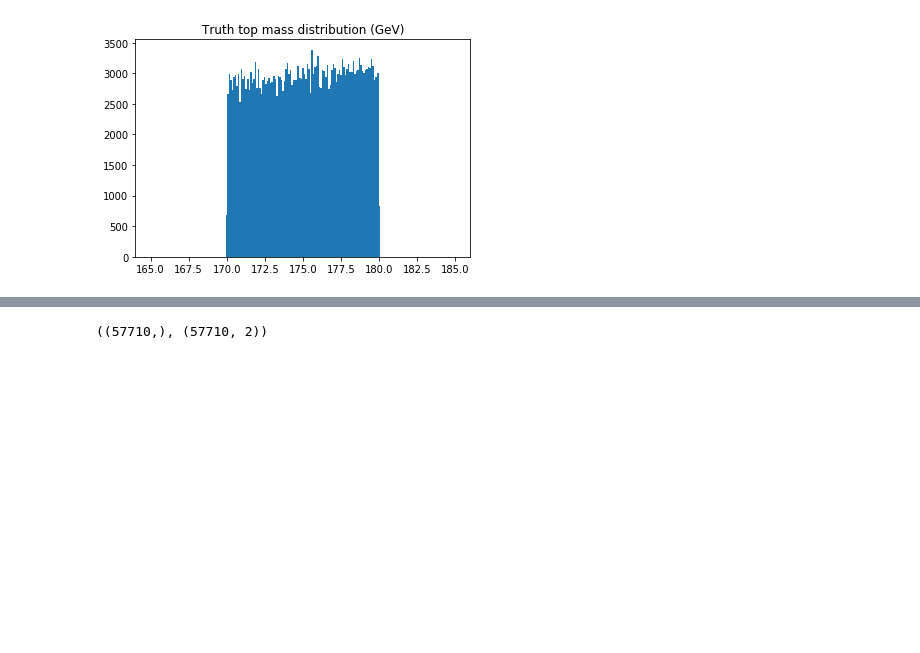
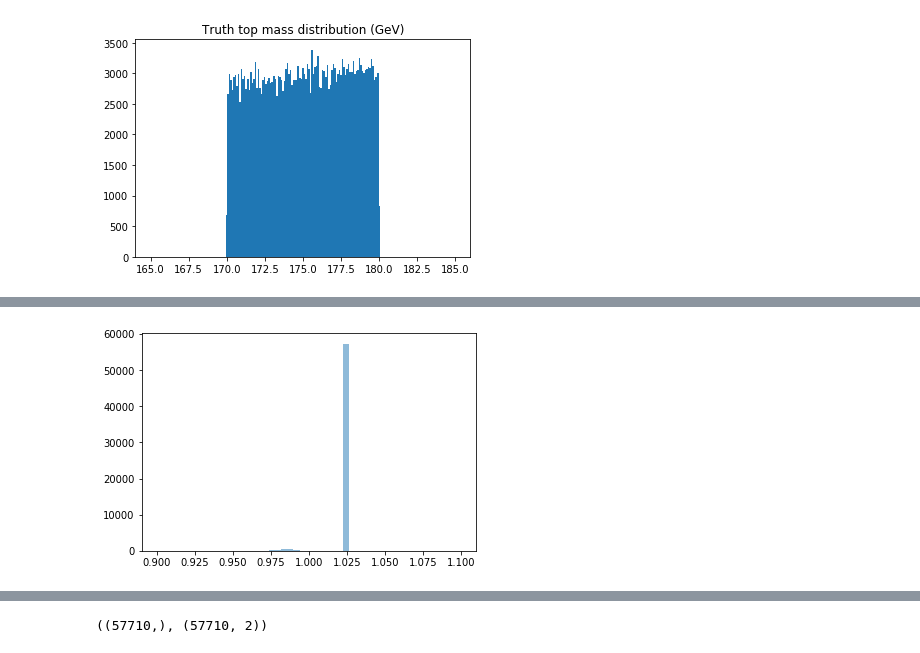
Before and after one commit to cha-suaysom/DCTREventGeneration, a Jupyter notebook: top_mass_reweighting.ipynb, the cells around one changed output, grey strips where cells are left out. Drawn from its saved outputs; the diff is of its cells as text; code cells hidden in the pictures; blank space fills up the shorter version.

```diff
--- a/top_mass_reweighting.ipynb
+++ b/top_mass_reweighting.ipynb
@@ -130,6 +149,12 @@ preds_1 = dctr_model.predict(X1_test, batch_size=1000)
 # %%
 weights_0 = preds_0[:,0]/preds_0[:,1]
 weights_1 = preds_1[:,0]/preds_1[:,1]
+# %%
+bins = np.linspace(0.9,1.1,50)
+plt.hist(weights_1, bins = bins, alpha = 0.5, label = 'm = 172.5')[0]
+plt.show()
+# %% [output]
+[figure, added]
 # %%
 print(max(weights_0))
 print(max(1/weights_0))
```
Also changed, not shown: parts of 28 cells of this notebook.
